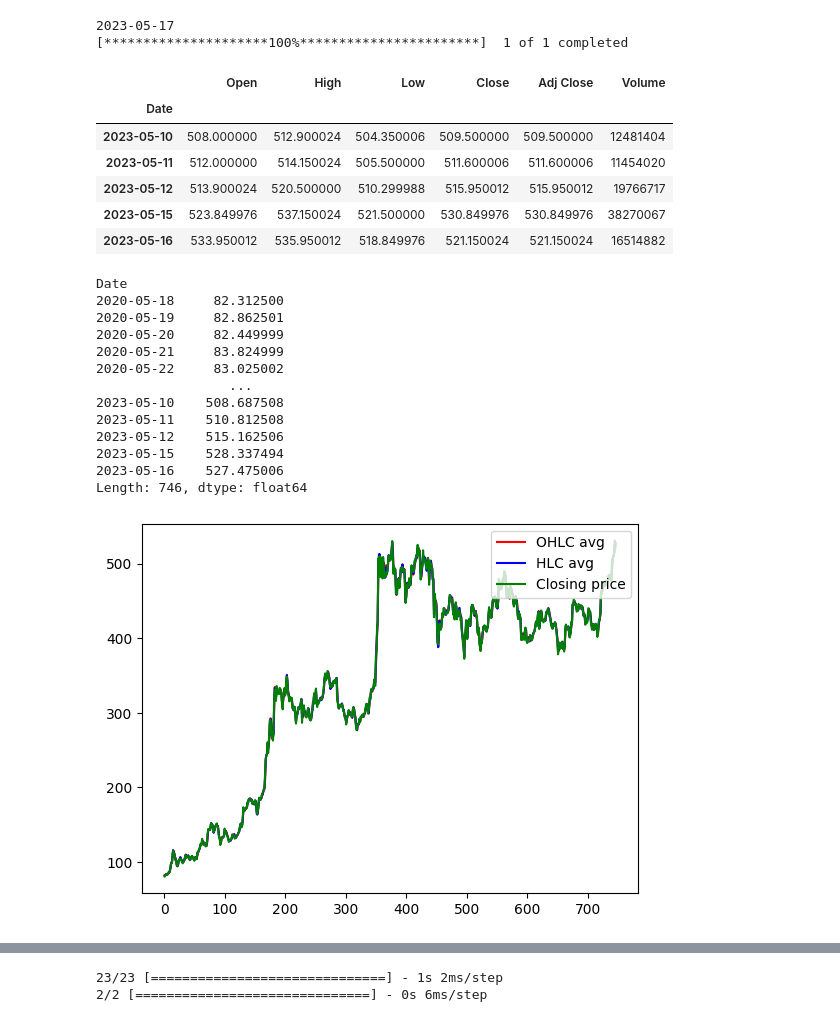
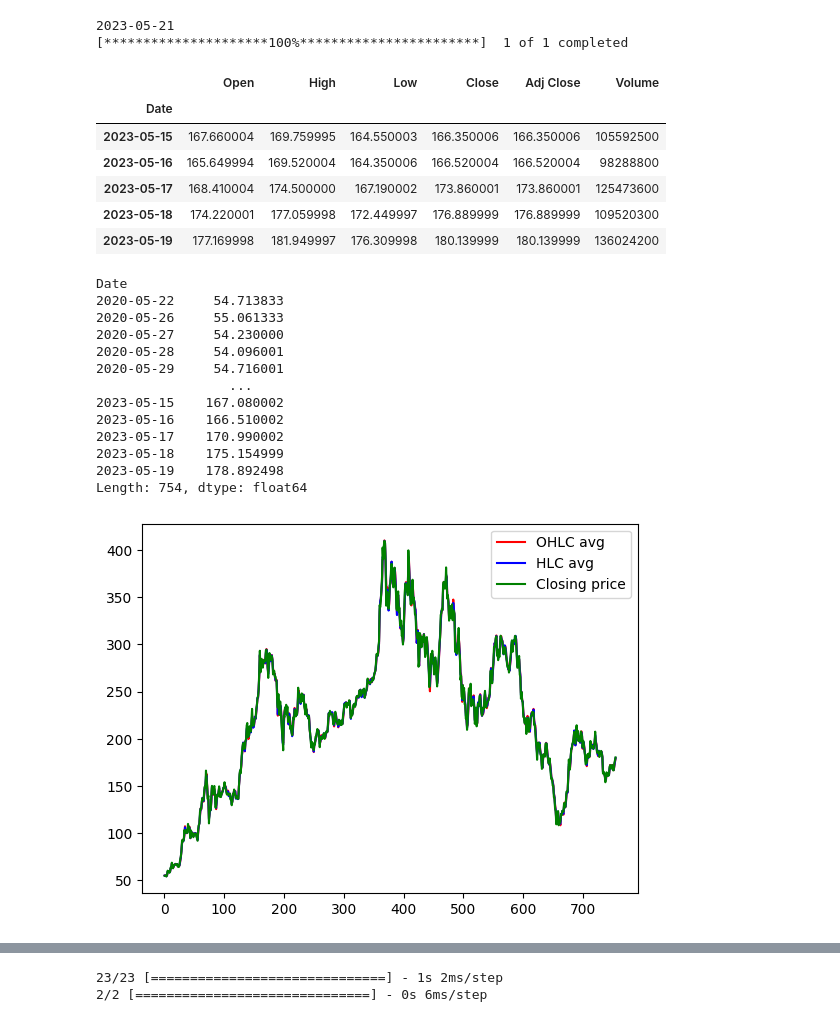
Before and after one commit to RohanG610/Machine-Learning-with-Python, a Jupyter notebook: Stock_Prediction_Using_LSTM.ipynb, the cells around one changed output, grey strips where cells are left out. Drawn from its saved outputs; the diff is of its cells as text; code cells hidden in the pictures.

```diff
--- a/Stock_Prediction_Using_LSTM.ipynb
+++ b/Stock_Prediction_Using_LSTM.ipynb
@@ -21,33 +21,25 @@ from dateutil.relativedelta import relativedelta
 np.random.seed(7)
 # %%
 # # IMPORTING DATASET
-# dataset = pd.read_csv('SKX.csv', usecols=['Open','High','Low','Close'])
-# print(dataset)
-# # dataset = pd.read_csv('apple_share_price.csv', usecols=[1,2,3,4])
-# dataset = dataset.reindex(index = dataset.index[::-1])
-# dataset = dataset[::-1]
-# dataset
 yf.pdr_override()
-today = datetime.date.today() # - relativedelta(days=1)
+today = datetime.date.today() - relativedelta(days=1)
 three_yrs_ago = datetime.date.today() - relativedelta(years=3)
-data = yf.download('TATAMOTORS.NS',three_yrs_ago,today)
-# data = yf.Ticker('TSLA').history(period='max')
-data.head()
-data.tail()
+print(today)
+data = yf.download('TSLA',three_yrs_ago,today)
 dataset = data[['Open','High','Low','Close']]
 dataset = dataset.reindex(index = dataset.index[::-1])
 dataset = dataset[::-1]
 data.tail()
 # %% [output]
-2023-05-17
+2023-05-21
 [*********************100%***********************]  1 of 1 completed
 |  | Open | High | Low | Close | Adj Close | Volume |
 | Date |  |  |  |  |  |  |
-| 2023-05-10 | 508.000000 | 512.900024 | 504.350006 | 509.500000 | 509.500000 | 12481404 |
-| 2023-05-11 | 512.000000 | 514.150024 | 505.500000 | 511.600006 | 511.600006 | 11454020 |
-| 2023-05-12 | 513.900024 | 520.500000 | 510.299988 | 515.950012 | 515.950012 | 19766717 |
-| 2023-05-15 | 523.849976 | 537.150024 | 521.500000 | 530.849976 | 530.849976 | 38270067 |
-| 2023-05-16 | 533.950012 | 535.950012 | 518.849976 | 521.150024 | 521.150024 | 16514882 |
+| 2023-05-15 | 167.660004 | 169.759995 | 164.550003 | 166.350006 | 166.350006 | 105592500 |
+| 2023-05-16 | 165.649994 | 169.520004 | 164.350006 | 166.520004 | 166.520004 | 98288800 |
+| 2023-05-17 | 168.410004 | 174.500000 | 167.190002 | 173.860001 | 173.860001 | 125473600 |
+| 2023-05-18 | 174.220001 | 177.059998 | 172.449997 | 176.889999 | 176.889999 | 109520300 |
+| 2023-05-19 | 177.169998 | 181.949997 | 176.309998 | 180.139999 | 180.139999 | 136024200 |
 # %%
 # CREATING OWN INDEX FOR FLEXIBILITY
 obs = np.arange(1, len(dataset) + 1, 1)
@@ -56,21 +48,21 @@ obs = np.arange(1, len(dataset) + 1, 1)
 OHLC_avg = dataset.mean(axis = 1)
 HLC_avg = dataset[['High', 'Low', 'Close']].mean(axis = 1)
 close_val = dataset[['Close']]
-OHLC_avg
+scale = len(str(int(OHLC_avg.mean())))
 # %% [output]
 Date
-2020-05-18     82.312500
-2020-05-19     82.862501
-2020-05-20     82.449999
-2020-05-21     83.824999
-2020-05-22     83.025002
+2020-05-22     54.713833
+2020-05-26     55.061333
+2020-05-27     54.230000
+2020-05-28     54.096001
+2020-05-29     54.716001
                  ...
-2023-05-10    508.687508
-2023-05-11    510.812508
-2023-05-12    515.162506
-2023-05-15    528.337494
-2023-05-16    527.475006
-Length: 746, dtype: float64
+2023-05-15    167.080002
+2023-05-16    166.510002
+2023-05-17    170.990002
+2023-05-18    175.154999
+2023-05-19    178.892498
+Length: 754, dtype: float64
 # %%
 # PLOTTING ALL INDICATORS IN ONE PLOT
 plt.plot(obs, OHLC_avg, 'r', label = 'OHLC avg')
@@ -79,6 +71,6 @@ plt.plot(obs, close_val, 'g', label = 'Closing price')
 plt.legend(loc = 'upper right')
 plt.show()
 # %% [output]
-[figure, old version]
+[figure, new version]
 # %%
 # PREPARATION OF TIME SERIES DATASE
```
Also changed, not shown: parts of 10 cells of this notebook.
